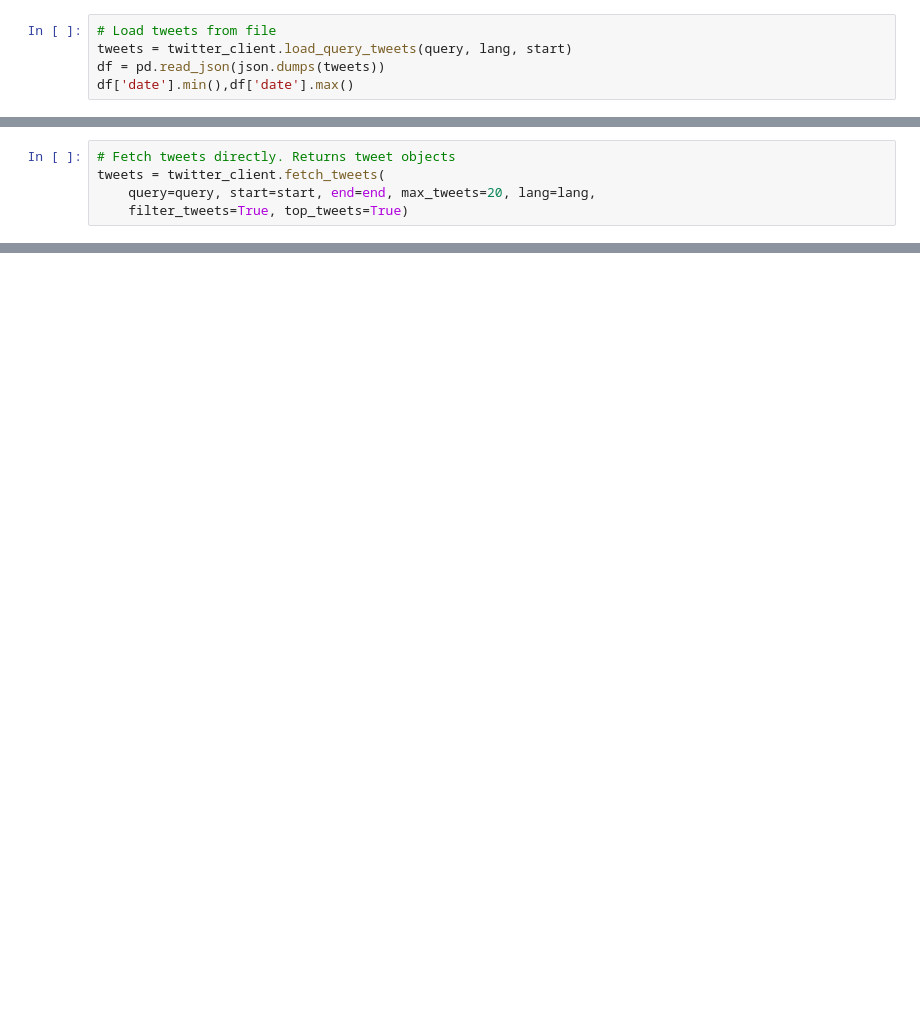
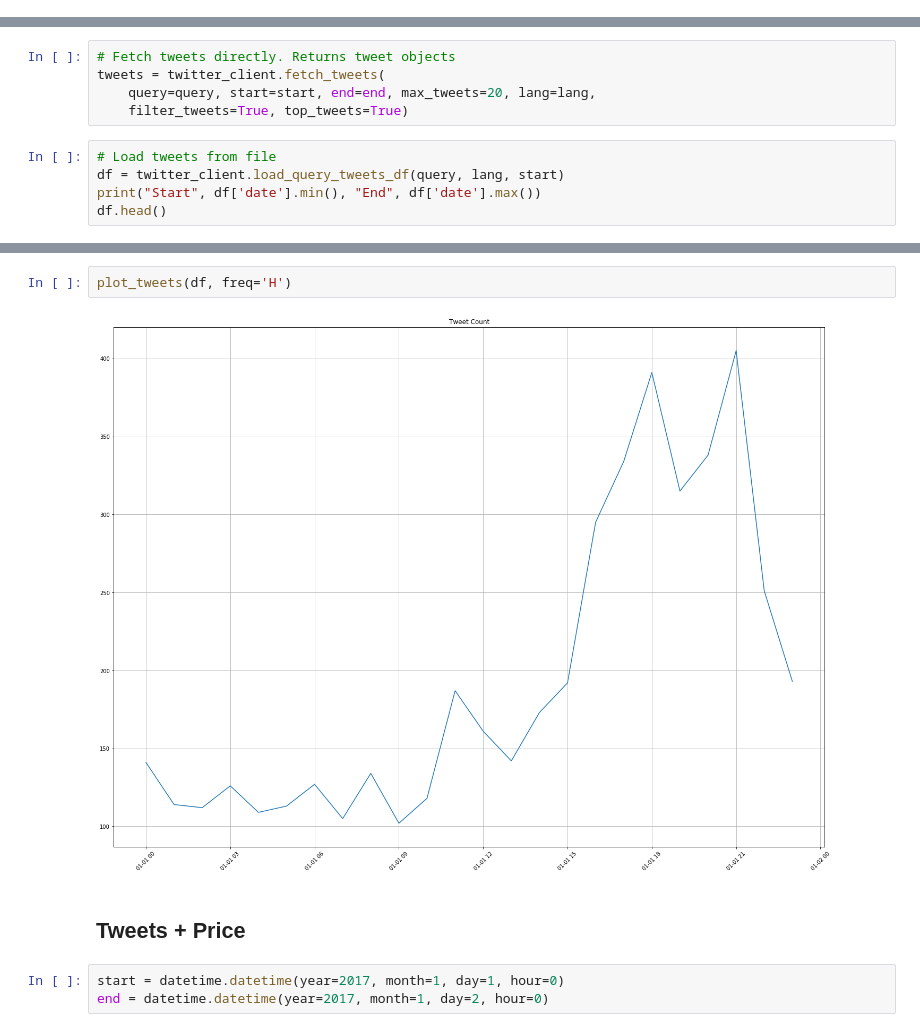
Before and after one commit to bfortuner/punisher, a Jupyter notebook: twitter.ipynb, the cells around one changed output, grey strips where cells are left out. Saved outputs shown, nothing was run; the diff lists cells and outputs as text; blank space fills up the shorter version.

```diff
--- a/twitter.ipynb
+++ b/twitter.ipynb
@@ -56,8 +110,3 @@ query = 'bitcoin OR btc'
 start = datetime.datetime(year=2017, month=1, day=1, hour=0)
 end = datetime.datetime(year=2017, month=1, day=2, hour=0)
 lang = 'en'
-# %%
-# Load tweets from file
-tweets = twitter_client.load_query_tweets(query, lang, start)
-df = pd.read_json(json.dumps(tweets))
-df['date'].min(),df['date'].max()
@@ -68,3 +115,8 @@ df['date'].min(),df['date'].max()
 tweets = twitter_client.fetch_tweets(
     query=query, start=start, end=end, max_tweets=20, lang=lang,
     filter_tweets=True, top_tweets=True)
+# %%
+# Load tweets from file
+df = twitter_client.load_query_tweets_df(query, lang, start)
+print("Start", df['date'].min(), "End", df['date'].max())
+df.head()
@@ -70,0 +131,9 @@ tweets = twitter_client.fetch_tweets(
+# %%
+plot_tweets(df, freq='H')
+# %% [output]
+[figure, added]
+# %% [markdown]
+## Tweets + Price
+# %%
+start = datetime.datetime(year=2017, month=1, day=1, hour=0)
+end = datetime.datetime(year=2017, month=1, day=2, hour=0)
```
Also changed, not shown: parts of 18 cells of this notebook, 2 other files.
